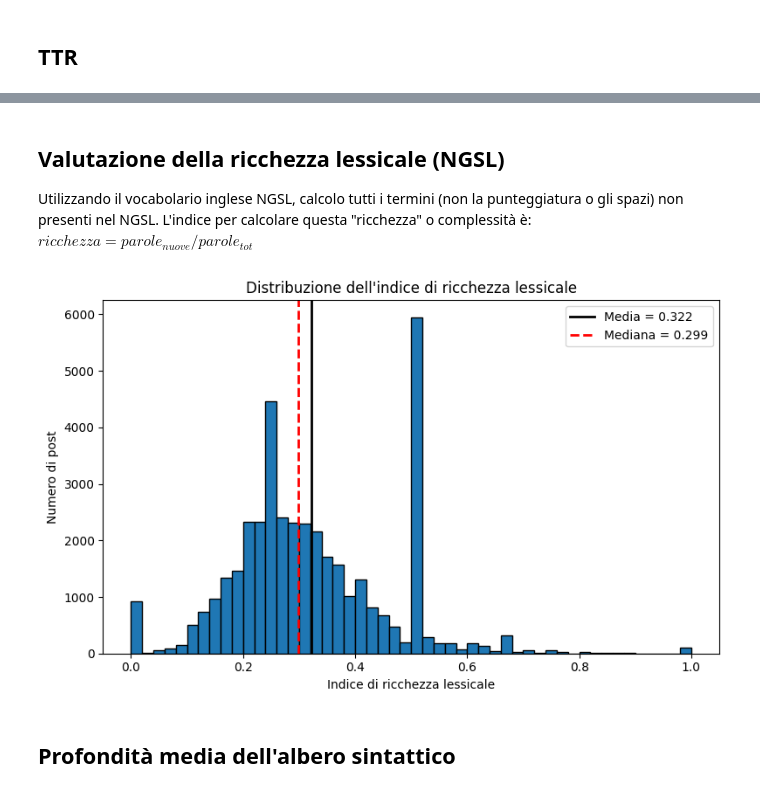
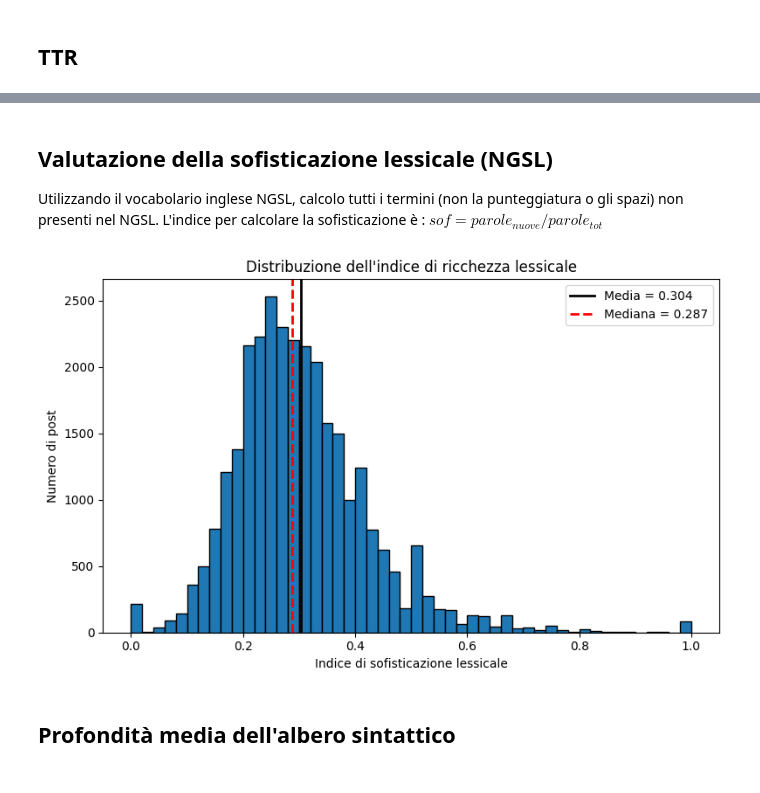
Before and after one commit to in-bloom/progetto_tirocinio, a Jupyter notebook: notebooks/2_analisi_post.ipynb, the cells around one changed output, grey strips where cells are left out. Drawn from its saved outputs; the diff is of its cells as text; code cells hidden in the pictures.

```diff
--- a/notebooks/2_analisi_post.ipynb
+++ b/notebooks/2_analisi_post.ipynb
@@ -96,31 +96,31 @@ plt.show()
 # %% [markdown]
-## Valutazione della ricchezza lessicale (NGSL)
-Utilizzando il vocabolario inglese NGSL, calcolo tutti i termini (non la punteggiatura o gli spazi) non presenti nel NGSL. L'indice per calcolare questa "ricchezza" o complessità è:
-$ricchezza = parole_{nuove}/parole_{tot}$
+## Valutazione della sofisticazione lessicale (NGSL)
+Utilizzando il vocabolario inglese NGSL, calcolo tutti i termini (non la punteggiatura o gli spazi) non presenti nel NGSL. L'indice per calcolare la sofisticazione è :
+$sof = parole_{nuove}/parole_{tot}$
 # %%
 plt.figure(figsize=(8, 5))
 
 plt.hist(
-    data["ricchezza"].dropna(),
+    data["lexical_sophistication"].dropna(),
     bins=50,
     edgecolor="black"
 )
 
-media = data["ricchezza"].mean()
-mediana = data["ricchezza"].median()
+media = data["lexical_sophistication"].mean()
+mediana = data["lexical_sophistication"].median()
 
 plt.axvline(media, linestyle="-", linewidth=2, label=f"Media = {media:.3f}", color="black")
 plt.axvline(mediana, linestyle="--", linewidth=2, label=f"Mediana = {mediana:.3f}", color="r")
 
-plt.xlabel("Indice di ricchezza lessicale")
+plt.xlabel("Indice di sofisticazione lessicale")
 plt.ylabel("Numero di post")
 plt.title("Distribuzione dell'indice di ricchezza lessicale")
 plt.tight_layout()
 plt.legend()
 
 plt.show()
 # %% [output]
-[figure, old version]
+[figure, new version]
 # %% [markdown]
 ## Profondità media dell'albero sintattico
 # %%
```
Also changed, not shown: parts of 13 cells of this notebook, 12 other files.
